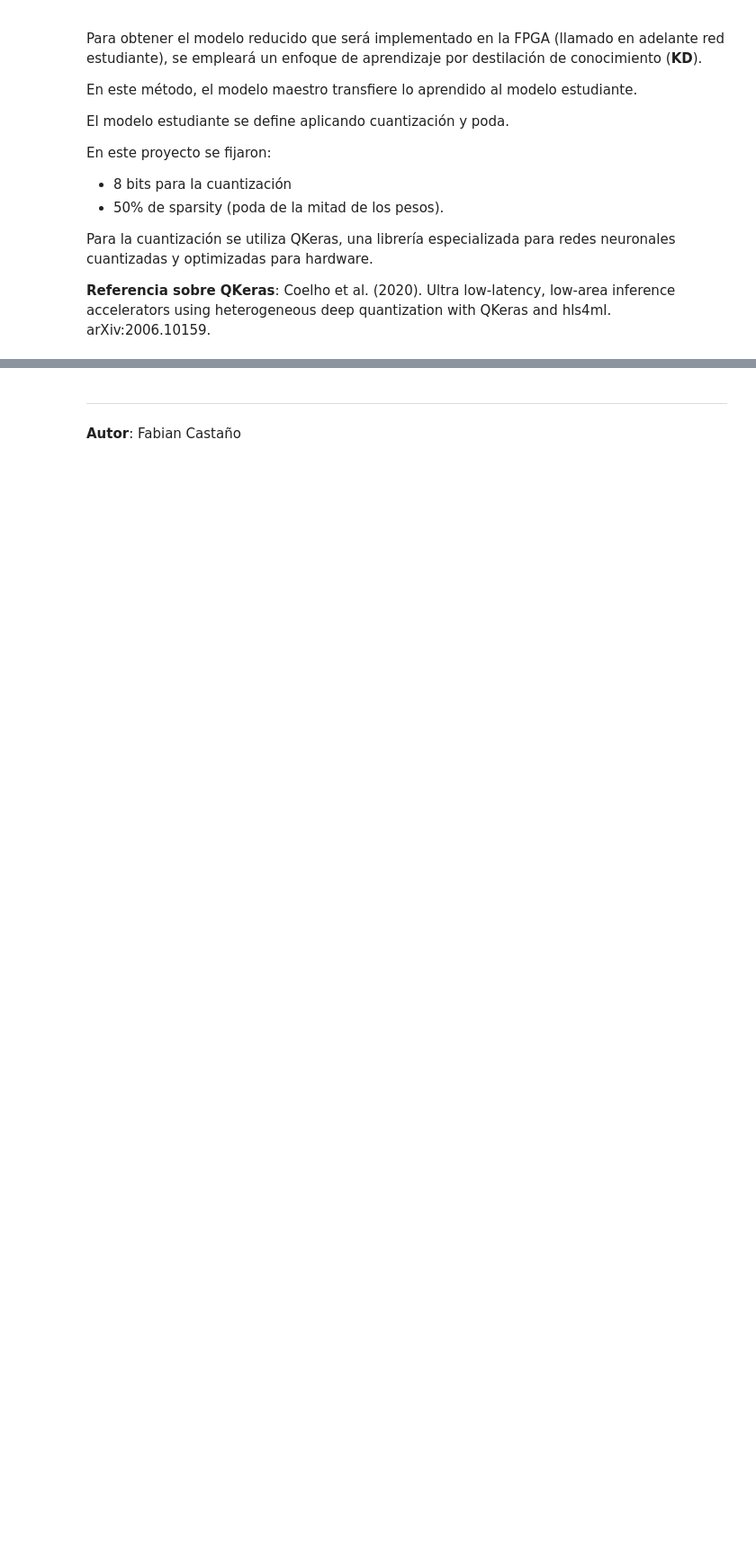
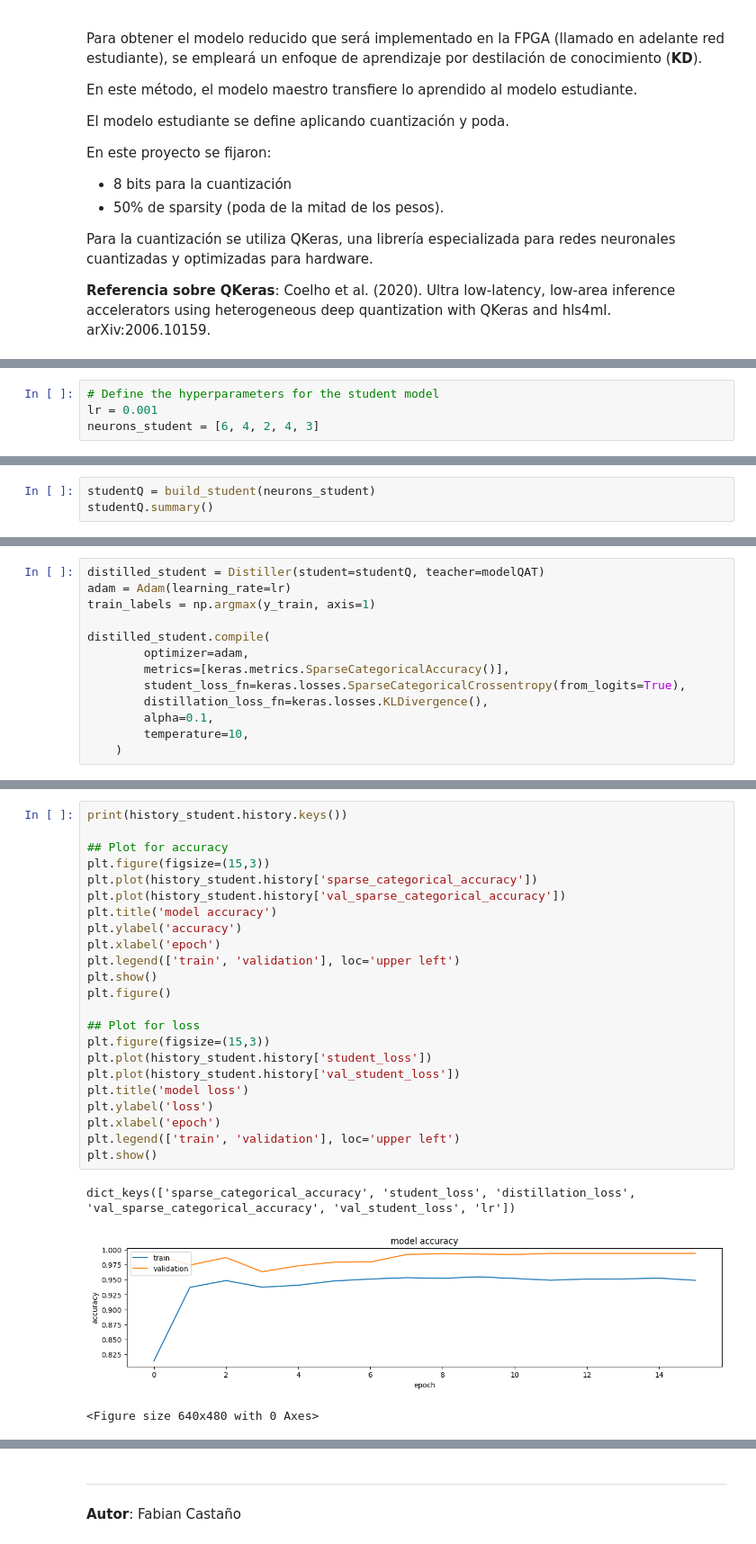
Before and after one commit to fabioc9675/FPGA_ml4hls_prj, a Jupyter notebook: PythonModel/P2_Pruning.ipynb, the cells around one changed output, grey strips where cells are left out. Shown at 90% size. Saved outputs shown, nothing was run; the diff lists cells and outputs as text; blank space fills up the shorter version.

Commit message:
Training of the student model

```diff
--- a/PythonModel/P2_Pruning.ipynb
+++ b/PythonModel/P2_Pruning.ipynb
@@ -566,0 +569,4 @@ Coelho et al. (2020). Ultra low-latency, low-area inference accelerators using h
+# %%
+# Define the hyperparameters for the student model
+lr = 0.001
+neurons_student = [6, 4, 2, 4, 3]
@@ -566,0 +679,3 @@ Coelho et al. (2020). Ultra low-latency, low-area inference accelerators using h
+# %%
+studentQ = build_student(neurons_student)
+studentQ.summary()
@@ -566,0 +700,13 @@ Coelho et al. (2020). Ultra low-latency, low-area inference accelerators using h
+# %%
+distilled_student = Distiller(student=studentQ, teacher=modelQAT)
+adam = Adam(learning_rate=lr)
+train_labels = np.argmax(y_train, axis=1)
+
+distilled_student.compile(
+        optimizer=adam,
+        metrics=[keras.metrics.SparseCategoricalAccuracy()],
+        student_loss_fn=keras.losses.SparseCategoricalCrossentropy(from_logits=True),
+        distillation_loss_fn=keras.losses.KLDivergence(),
+        alpha=0.1,
+        temperature=10,
+    )
@@ -566,0 +761,27 @@ Coelho et al. (2020). Ultra low-latency, low-area inference accelerators using h
+# %%
+print(history_student.history.keys())
+
+## Plot for accuracy
+plt.figure(figsize=(15,3))
+plt.plot(history_student.history['sparse_categorical_accuracy'])
+plt.plot(history_student.history['val_sparse_categorical_accuracy'])
+plt.title('model accuracy')
+plt.ylabel('accuracy')
+plt.xlabel('epoch')
+plt.legend(['train', 'validation'], loc='upper left')
+plt.show()
+plt.figure()
+
+## Plot for loss
+plt.figure(figsize=(15,3))
+plt.plot(history_student.history['student_loss'])
+plt.plot(history_student.history['val_student_loss'])
+plt.title('model loss')
+plt.ylabel('loss')
+plt.xlabel('epoch')
+plt.legend(['train', 'validation'], loc='upper left')
+plt.show()
+# %% [output]
+dict_keys(['sparse_categorical_accuracy', 'student_loss', 'distillation_loss', 'val_sparse_categorical_accuracy', 'val_student_loss', 'lr'])
+[figure, added]
+<Figure size 640x480 with 0 Axes>
```
Also changed, not shown: parts of 16 cells of this notebook, 1 other file.
